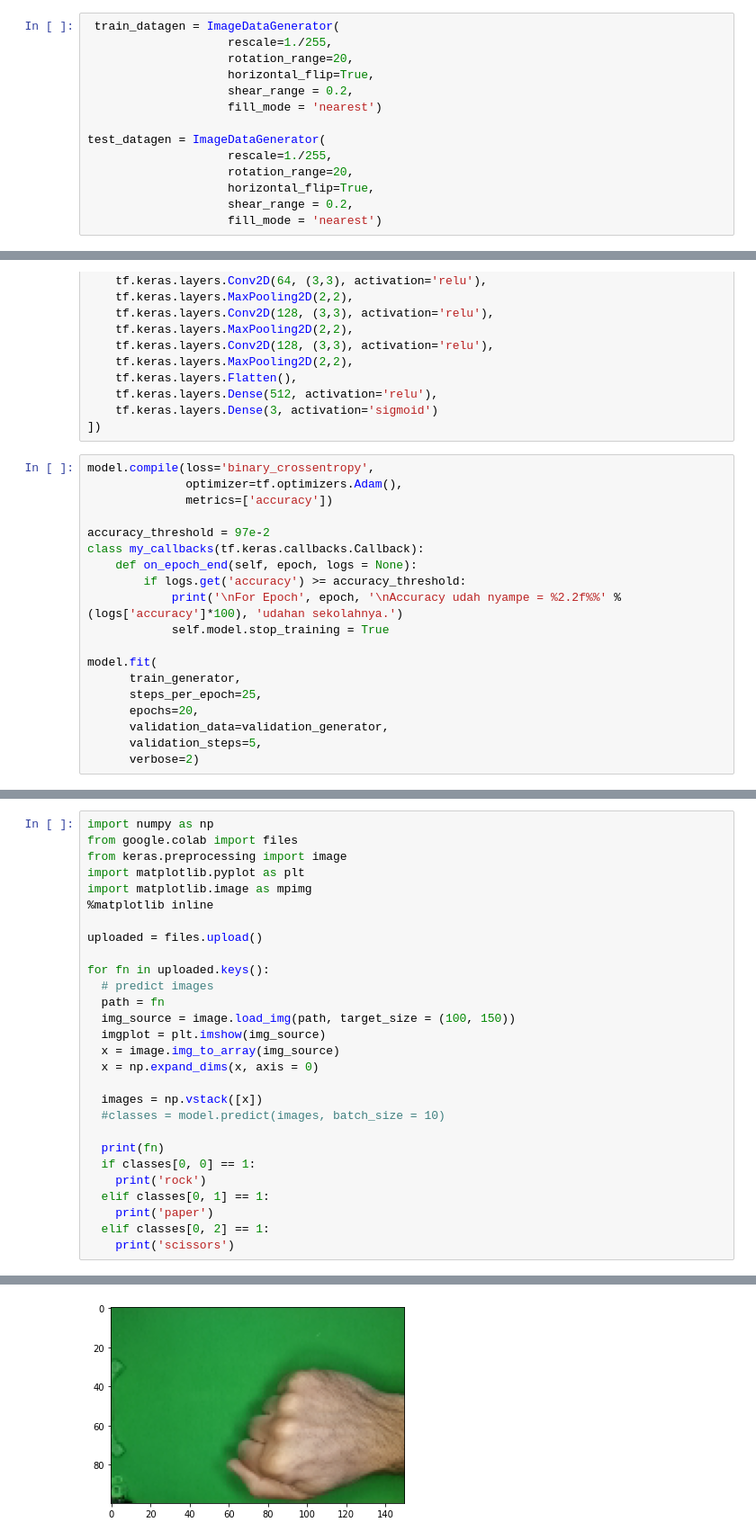
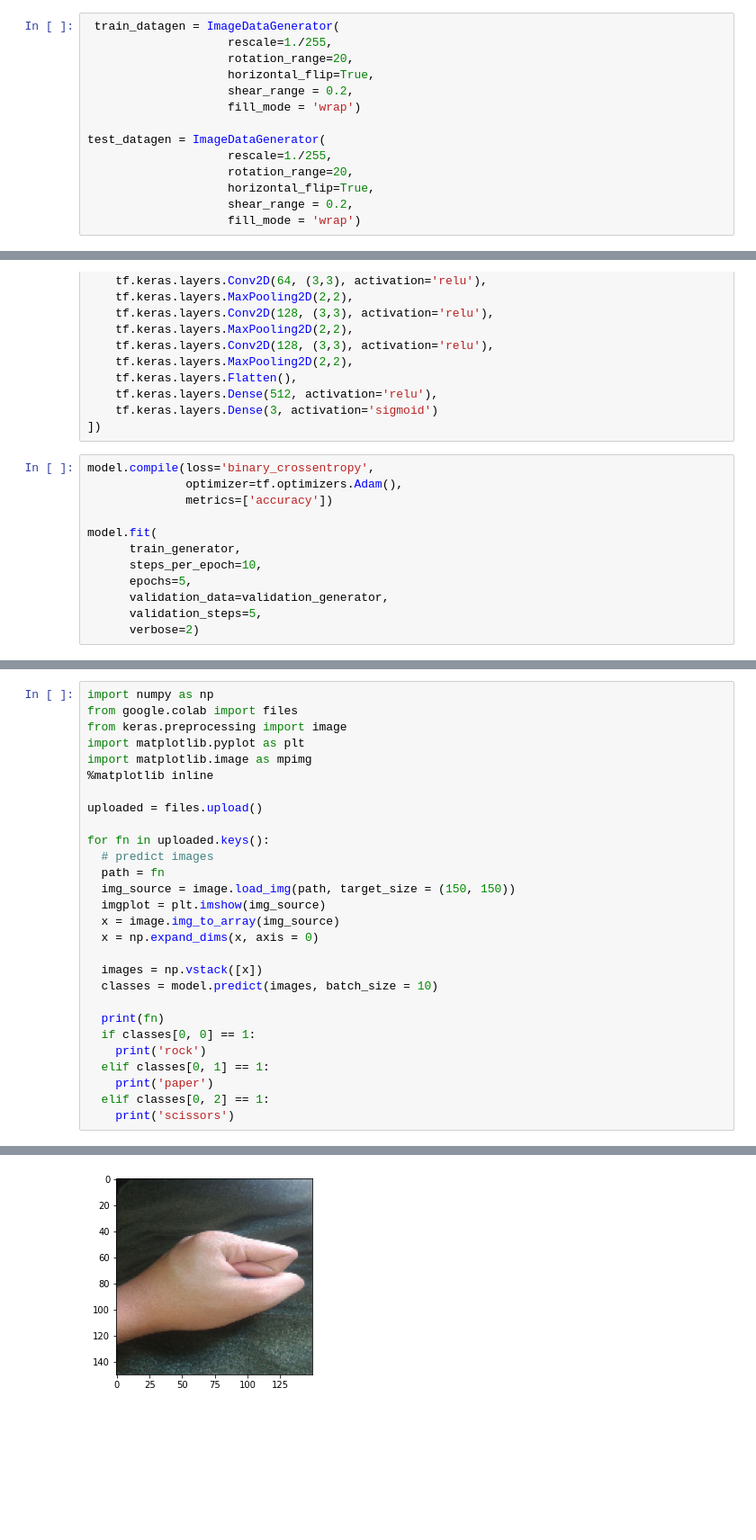
Before and after one commit to XieSandi/DicodingMLCourse-Exercise, a Jupyter notebook: rock_paper_scissors.ipynb, the cells around one changed output, grey strips where cells are left out. Shown: that part at 90% size. Cells and saved outputs as stored; diff of their text form; blank space fills up the shorter version.

```diff
--- a/rock_paper_scissors.ipynb
+++ b/rock_paper_scissors.ipynb
@@ -89,14 +91,14 @@ validation_scissor = os.path.join(validate_dir, 'scissor')
                     rotation_range=20,
                     horizontal_flip=True,
                     shear_range = 0.2,
-                    fill_mode = 'nearest')
+                    fill_mode = 'wrap')
 
 test_datagen = ImageDataGenerator(
                     rescale=1./255,
                     rotation_range=20,
                     horizontal_flip=True,
                     shear_range = 0.2,
-                    fill_mode = 'nearest')
+                    fill_mode = 'wrap')
 # %%
 train_generator = train_datagen.flow_from_directory(
         train_dir,
@@ -131,17 +133,10 @@ model.compile(loss='binary_crossentropy',
               optimizer=tf.optimizers.Adam(),
               metrics=['accuracy'])
 
-accuracy_threshold = 97e-2
-class my_callbacks(tf.keras.callbacks.Callback):
-    def on_epoch_end(self, epoch, logs = None):
-        if logs.get('accuracy') >= accuracy_threshold:
-            print('\nFor Epoch', epoch, '\nAccuracy udah nyampe = %2.2f%%' %(logs['accuracy']*100), 'udahan sekolahnya.')
-            self.model.stop_training = True
-
 model.fit(
       train_generator,
-      steps_per_epoch=25,
-      epochs=20,
+      steps_per_epoch=10,
+      epochs=5,
       validation_data=validation_generator,
       validation_steps=5,
       verbose=2)
@@ -177,13 +167,13 @@ uploaded = files.upload()
 for fn in uploaded.keys():
   # predict images
   path = fn
-  img_source = image.load_img(path, target_size = (100, 150))
+  img_source = image.load_img(path, target_size = (150, 150))
   imgplot = plt.imshow(img_source)
   x = image.img_to_array(img_source)
   x = np.expand_dims(x, axis = 0)
 
   images = np.vstack([x])
-  #classes = model.predict(images, batch_size = 10)
+  classes = model.predict(images, batch_size = 10)
 
   print(fn)
   if classes[0, 0] == 1:
@@ -200 +190 @@ NameError: ignored
-[figure, old version]
+[figure, new version]
```
Also changed, not shown: parts of 9 cells of this notebook.
